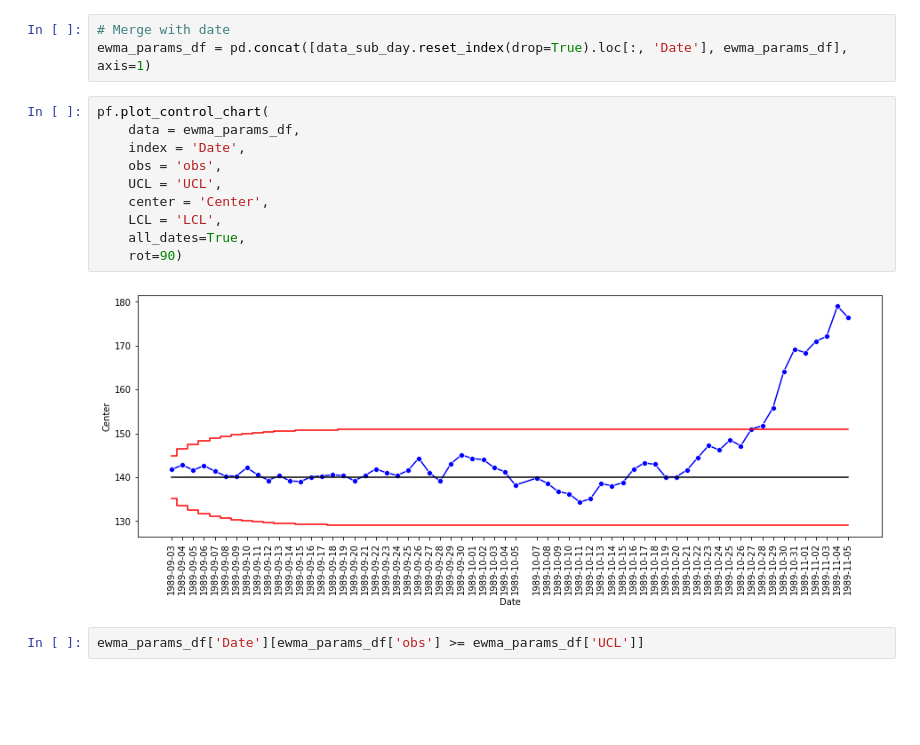
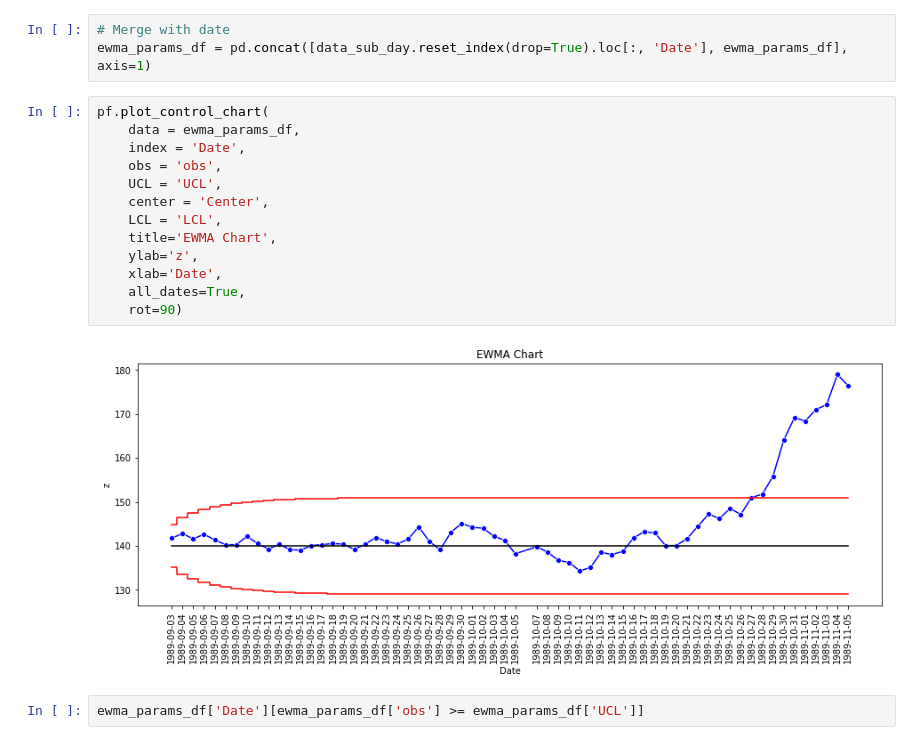
Before and after one commit to howewenann/spc_charts, a Jupyter notebook: notebooks/1.1-hwant-process-diabetes-data.ipynb, the cells around one changed output. Cells and saved outputs as stored; diff of their text form; blank space fills up the shorter version.

```diff
--- a/notebooks/1.1-hwant-process-diabetes-data.ipynb
+++ b/notebooks/1.1-hwant-process-diabetes-data.ipynb
@@ -179,15 +182,18 @@ ewma_params_df = pd.concat([data_sub_day.reset_index(drop=True).loc[:, 'Date'],
 # %%
 pf.plot_control_chart(
     data = ewma_params_df,
     index = 'Date',
     obs = 'obs',
     UCL = 'UCL',
     center = 'Center',
     LCL = 'LCL',
+    title='EWMA Chart',
+    ylab='z',
+    xlab='Date',
     all_dates=True,
     rot=90)
 # %% [output]
-[figure, old version]
+[figure, new version]
 # %%
 ewma_params_df['Date'][ewma_params_df['obs'] >= ewma_params_df['UCL']]
 # %% [output]
```
Also changed, not shown: parts of 3 cells of this notebook, 9 other files.
